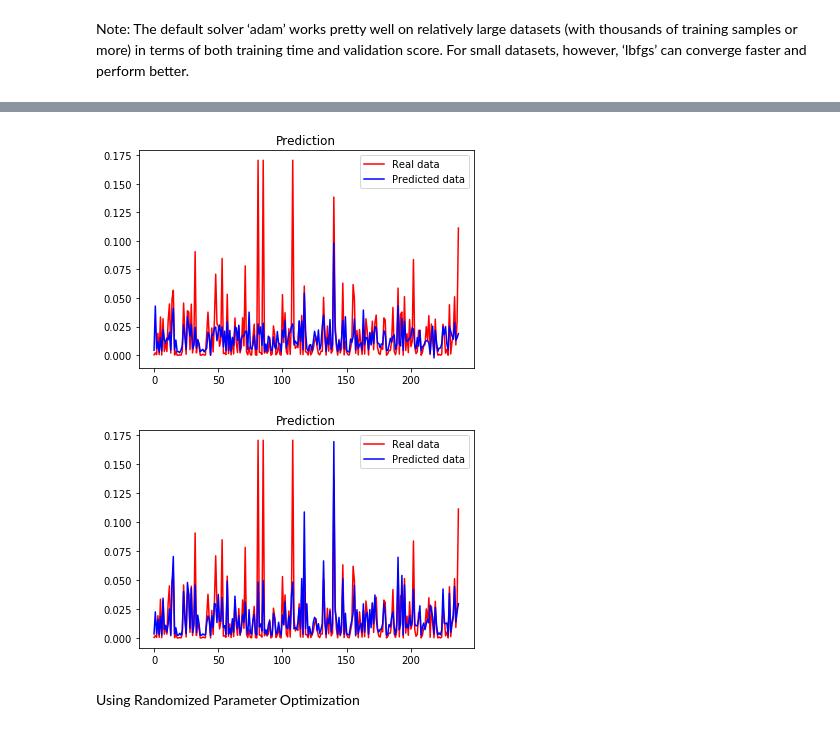
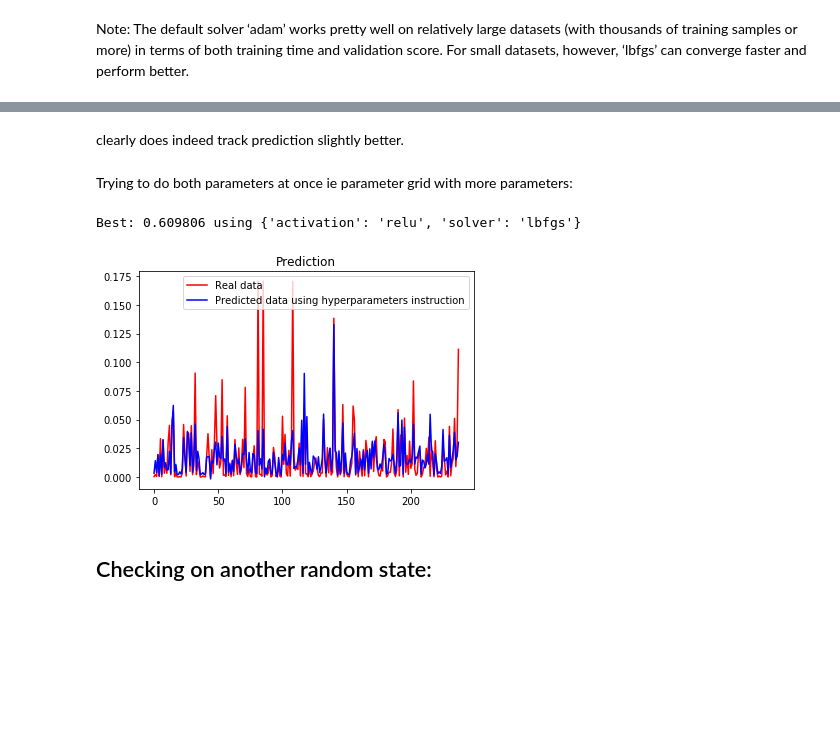
Before and after one commit to EMAT31530/green-team-repo-2, a Jupyter notebook: Neural_Networks/RG/3.Price-NN-Experimentation.ipynb, the cells around one changed output, grey strips where cells are left out. Saved outputs shown, nothing was run; the diff lists cells and outputs as text; code cells hidden in the pictures; blank space fills up the shorter version.

Commit message:
working hyperparameter tuning

```diff
--- a/Neural_Networks/RG/3.Price-NN-Experimentation.ipynb
+++ b/Neural_Networks/RG/3.Price-NN-Experimentation.ipynb
@@ -212,24 +242,30 @@ Best: 0.492873 using {'solver': 'lbfgs'}
+# %% [markdown]
+clearly does indeed track prediction slightly better.
+# %% [markdown]
+Trying to do both parameters at once ie parameter grid with more parameters:
+# %%
+estimator = nn
+param_grid = [{'activation':('identity', 'logistic', 'tanh', 'relu'), 'solver':('lbfgs', 'sgd', 'adam')}]
+grid = model_selection.GridSearchCV(estimator, param_grid)
+
+grid_result = grid.fit(X_train, y_train)
+print("Best: %f using %s" % (grid_result.best_score_, grid_result.best_params_))
+# %% [output]
+Best: 0.609806 using {'activation': 'relu', 'solver': 'lbfgs'}
 # %%
-nn = MLPRegressor(random_state = 4, max_iter=500).fit(X_train, y_train)
+#now it picks relu v strange
+nn = MLPRegressor(random_state = 1, max_iter=500, solver = 'lbfgs', activation = 'relu').fit(X_train, y_train)
 y_pred = nn.predict(X_test)
 
 plt.plot(y_test, color = 'red', label = 'Real data')
-plt.plot(y_pred, color = 'blue', label = 'Predicted data')
+plt.plot(y_pred, color = 'blue', label = 'Predicted data using hyperparameters instruction')
 plt.title('Prediction')
 plt.legend()
 plt.show()
 # %% [output]
-[figure, old version]
+[figure, new version]
+# %% [markdown]
+## Checking on another random state:
 # %%
-nn = MLPRegressor(random_state = 4, max_iter=500, solver = 'lbfgs', activation = 'identity').fit(X_train, y_train)
+nn = MLPRegressor(random_state = 4, max_iter=500, solver = 'lbfgs', activation = 'relu').fit(X_train, y_train)
 y_pred = nn.predict(X_test)
-
-plt.plot(y_test, color = 'red', label = 'Real data')
-plt.plot(y_pred, color = 'blue', label = 'Predicted data')
-plt.title('Prediction')
-plt.legend()
-plt.show()
-# %% [output]
-[figure, removed]
-# %% [markdown]
-Using Randomized Parameter Optimization
```
Also changed, not shown: parts of 20 cells of this notebook, 1 other file.
